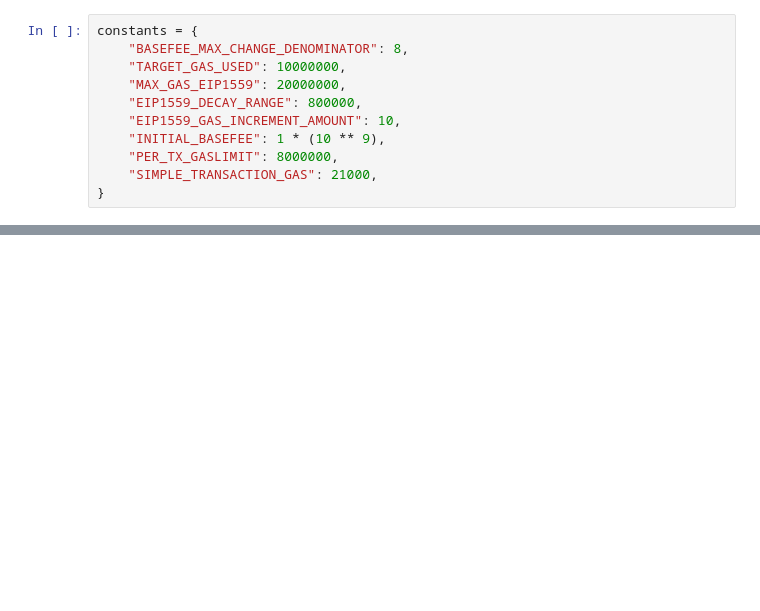
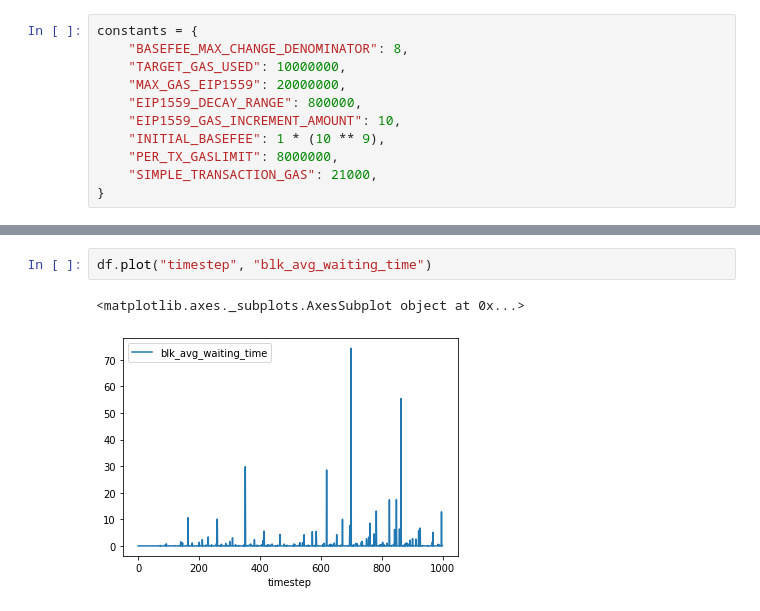
Before and after one commit to ethereum/rig, a Jupyter notebook: eip1559/abm1559.ipynb, the cells around one changed output, grey strips where cells are left out. Drawn from its saved outputs; the diff is of its cells as text; blank space fills up the shorter version.

```diff
--- a/eip1559/abm1559.ipynb
+++ b/eip1559/abm1559.ipynb
@@ -221,0 +261,5 @@ basefee = 8.050111486, 1029 users, 924 txs, 520 included transactions, 31404 poo
+# %%
+df.plot("timestep", "blk_avg_waiting_time")
+# %% [output]
+<matplotlib.axes._subplots.AxesSubplot object at 0x...>
+[figure, added]
```
Also changed, not shown: parts of 7 cells of this notebook, 1 other file.
